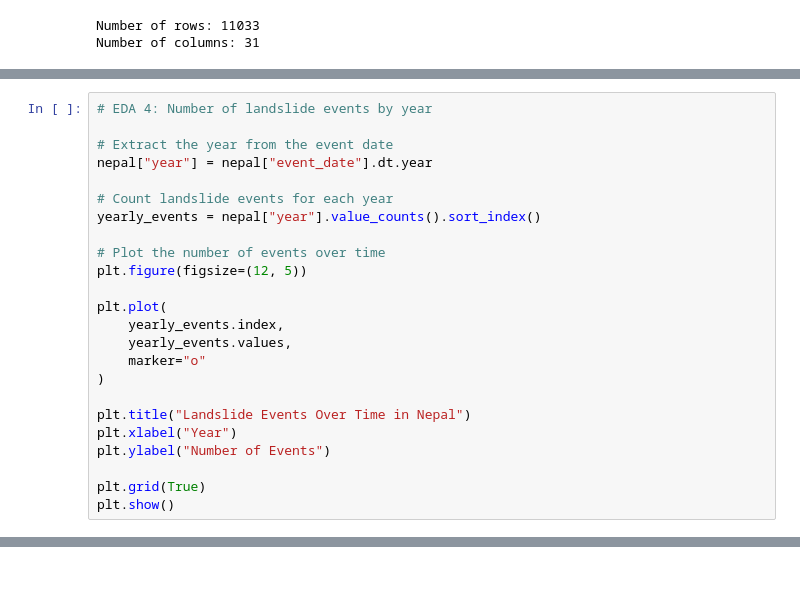
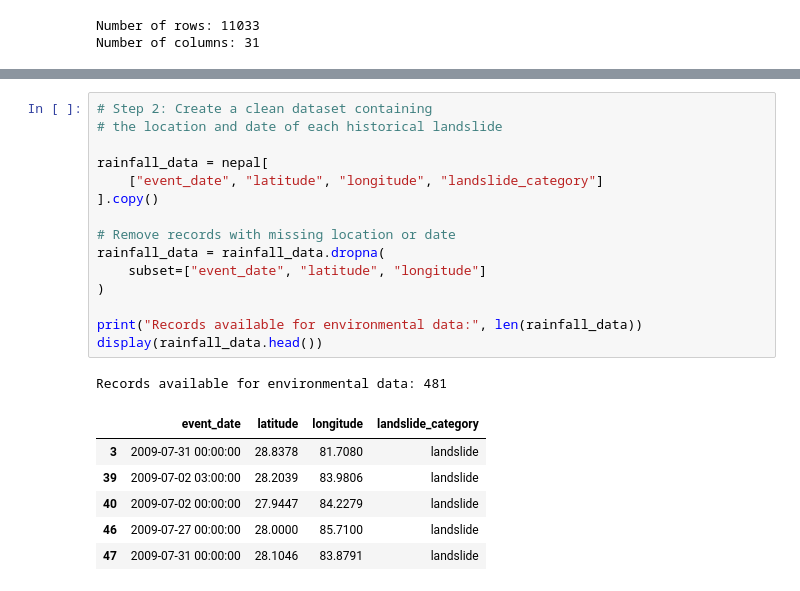
Before and after one commit to saltyyboii/landslide-risk-assessment, a Jupyter notebook: Mountain_Hazard_Review_2.ipynb, the cells around one changed output, grey strips where cells are left out. Saved outputs shown, nothing was run; the diff lists cells and outputs as text.

```diff
--- a/Mountain_Hazard_Review_2.ipynb
+++ b/Mountain_Hazard_Review_2.ipynb
@@ -287,24 +226,0 @@ datetime64[ns]
-# %%
-# EDA 4: Number of landslide events by year
-
-# Extract the year from the event date
-nepal["year"] = nepal["event_date"].dt.year
-
-# Count landslide events for each year
-yearly_events = nepal["year"].value_counts().sort_index()
-
-# Plot the number of events over time
-plt.figure(figsize=(12, 5))
-
-plt.plot(
-    yearly_events.index,
-    yearly_events.values,
-    marker="o"
-)
-
-plt.title("Landslide Events Over Time in Nepal")
-plt.xlabel("Year")
-plt.ylabel("Number of Events")
-
-plt.grid(True)
-plt.show()
@@ -1025,0 +259,23 @@ plt.show()
+# %%
+# Step 2: Create a clean dataset containing
+# the location and date of each historical landslide
+
+rainfall_data = nepal[
+    ["event_date", "latitude", "longitude", "landslide_category"]
+].copy()
+
+# Remove records with missing location or date
+rainfall_data = rainfall_data.dropna(
+    subset=["event_date", "latitude", "longitude"]
+)
+
+print("Records available for environmental data:", len(rainfall_data))
+display(rainfall_data.head())
+# %% [output]
+Records available for environmental data: 481
+|  | event_date | latitude | longitude | landslide_category |
+| 3 | 2009-07-31 00:00:00 | 28.8378 | 81.7080 | landslide |
+| 39 | 2009-07-02 03:00:00 | 28.2039 | 83.9806 | landslide |
+| 40 | 2009-07-02 00:00:00 | 27.9447 | 84.2279 | landslide |
+| 46 | 2009-07-27 00:00:00 | 28.0000 | 85.7100 | landslide |
+| 47 | 2009-07-31 00:00:00 | 28.1046 | 83.8791 | landslide |
```
Also changed, not shown: parts of 55 cells of this notebook.
